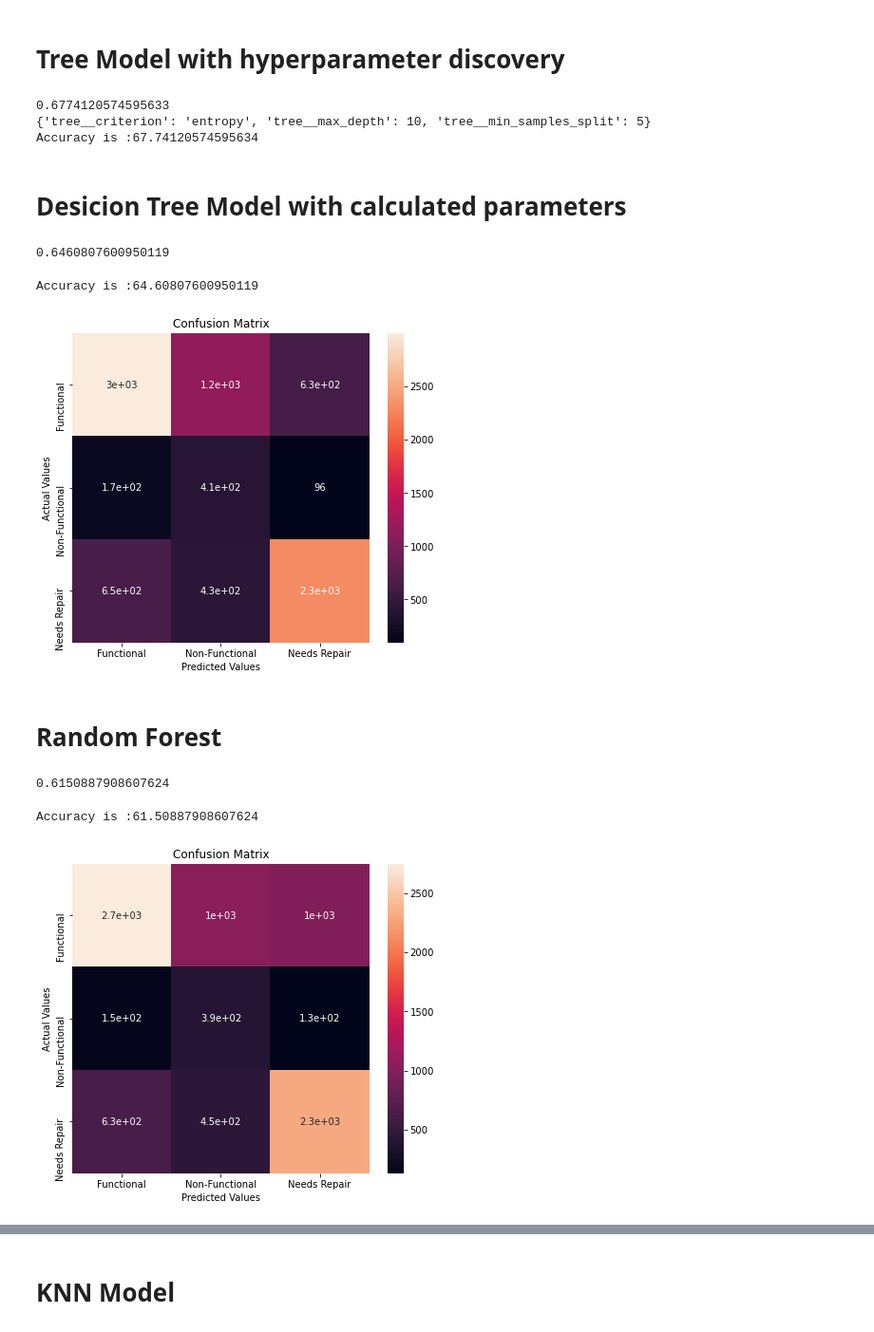
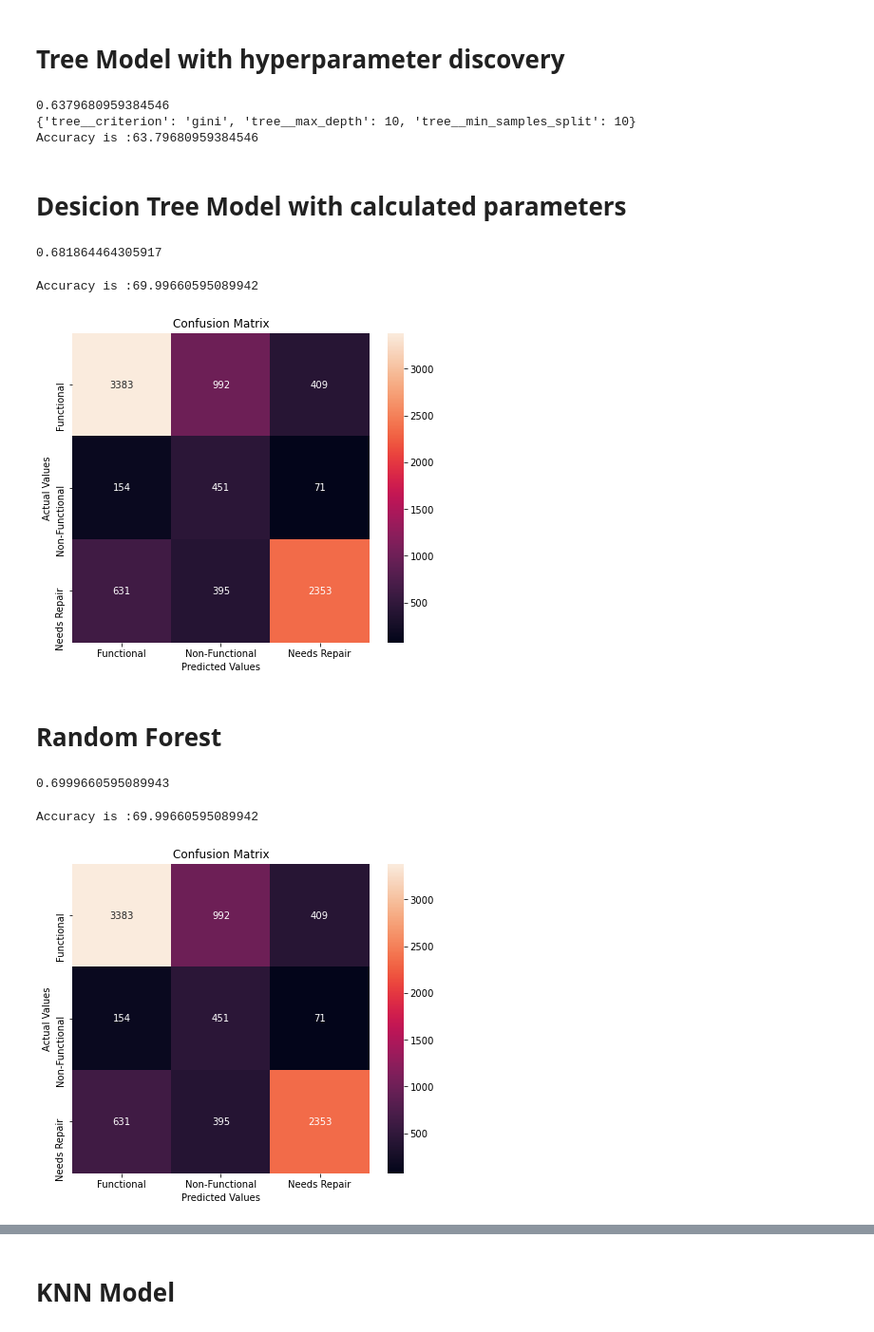
Before and after one commit to arunmalik1/Tanzanian-Water-Well-Classification, a Jupyter notebook: Tanzanian_Classification_Project.ipynb, the cells around one changed output, grey strips where cells are left out. Shown: that part at 95% size. Cells and saved outputs as stored; diff of their text form; code cells hidden in the pictures.

```diff
--- a/Tanzanian_Classification_Project.ipynb
+++ b/Tanzanian_Classification_Project.ipynb
@@ -934,12 +942,11 @@ nominal_pipeline = Pipeline(steps= [
 #Specify which column the pipelines will act on. Since I don't have a definitive key for
 #the order of quality_group and quantity, I'm going to treat them as categorical variables.
 
-num_cols = df.select_dtypes(['int', 'float']).columns
+num_cols = ['amount_tsh','longitude','latitude','region_code','district_code',
+            'population','construction_year']
 
-cat_cols = ['amount_tsh','installer','funder','longitude','latitude','basin','region',
-            'region_code','district_code','scheme_management','extraction_type','management',
-            'payment','quality_group','quantity','source','waterpoint_type','population',
-            'construction_year']
+cat_cols = ['installer','funder','basin','region','scheme_management','extraction_type',
+            'management','payment','quality_group','quantity','source','waterpoint_type']
 
 ct = ColumnTransformer([
                         ("nominalpipe", nominal_pipeline, cat_cols),
@@ -1199,9 +1221,9 @@ print(gridsearch.best_params_)
 acc = accuracy_score(y_test, gridsearch.predict(X_test)) * 100
 print('Accuracy is :{0}'.format(acc))
 # %% [output]
-0.6774120574595633
-{'tree__criterion': 'entropy', 'tree__max_depth': 10, 'tree__min_samples_split': 5}
-Accuracy is :67.74120574595634
+0.6379680959384546
+{'tree__criterion': 'gini', 'tree__max_depth': 10, 'tree__min_samples_split': 10}
+Accuracy is :63.79680959384546
 # %% [markdown]
 # Desicion Tree Model with calculated parameters
 # %%
@@ -1215,9 +1237,9 @@ CalculatedTreeModel_Pipe.fit(X_train,y_train)
 
 # Create the grid parameter
 grid = [{
-        'tree__criterion': ['entropy'],
+        'tree__criterion': ['gini'],
         'tree__max_depth': [10],
-        'tree__min_samples_split': [5]}]
+        'tree__min_samples_split': [10]}]
 
 # Create the grid, with "pipe" as the estimator
 gridsearch = GridSearchCV(estimator=CalculatedTreeModel_Pipe,
@@ -1231,7 +1253,7 @@ gridsearch.fit(X_train, y_train)
 # Calculate the test score
 print(gridsearch.score(X_test, y_test))
 # %% [output]
-0.6460807600950119
+0.681864464305917
 # %%
 # ct.transform(X_test)
 y_pred = gridsearch.predict(X_test)
@@ -1247,14 +1269,14 @@ cm_df = pd.DataFrame(cm,
 
 #Plotting the confusion matrix
 plt.figure(figsize=(7,6))
-sns.heatmap(cm_df, annot=True)
+sns.heatmap(cm_df, annot=True, fmt='g')
 plt.title('Confusion Matrix')
 plt.ylabel('Actual Values')
 plt.xlabel('Predicted Values')
 plt.show()
 # %% [output]
-Accuracy is :64.60807600950119
+Accuracy is :69.99660595089942
-[figure, old version]
+[figure, new version]
 # %%
 with open('CalculatedTreeModel.pickle', 'wb') as f:
     pickle.dump(CalculatedTreeModel_Pipe, f)
@@ -1279,30 +1301,30 @@ gridsearch.fit(X_train, y_train)
 # Calculate the test score
 print(gridsearch.score(X_test, y_test))
 # %% [output]
-0.6150887908607624
+0.6999660595089943
 # %%
 # ct.transform(X_test)
 y_pred = gridsearch.predict(X_test)
 
 # Calculate accuracy
 acc = accuracy_score(y_test, y_pred) * 100
 print('Accuracy is :{0}'.format(acc))
 
 cm = confusion_matrix(y_test, y_pred)
 cm_df = pd.DataFrame(cm,
                      index = ['Functional','Non-Functional','Needs Repair'],
                      columns = ['Functional','Non-Functional','Needs Repair'])
 
 #Plotting the confusion matrix
 plt.figure(figsize=(7,6))
-sns.heatmap(cm_df, annot=True)
+sns.heatmap(cm_df, annot=True, fmt='g')
 plt.title('Confusion Matrix')
 plt.ylabel('Actual Values')
 plt.xlabel('Predicted Values')
 plt.show()
 # %% [output]
-Accuracy is :61.50887908607624
+Accuracy is :69.99660595089942
-[figure, old version]
+[figure, new version]
 # %%
 # Complete the function
 def print_metrics(labels, preds):
```
Also changed, not shown: parts of 42 cells of this notebook, 16 other files.
